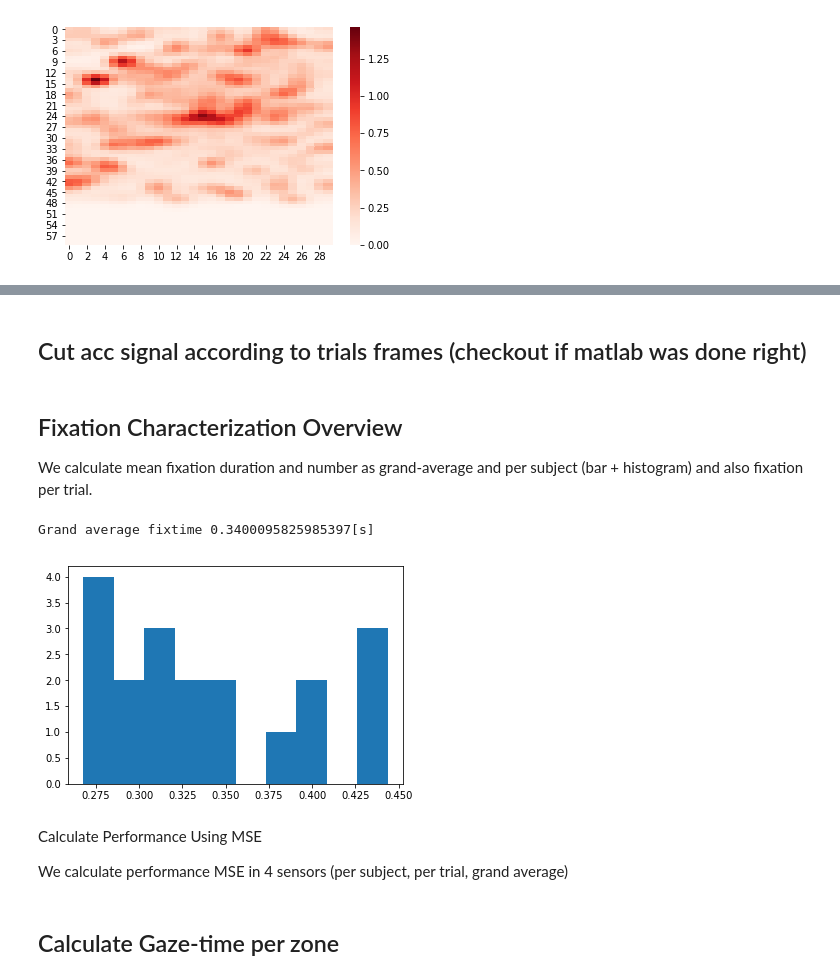
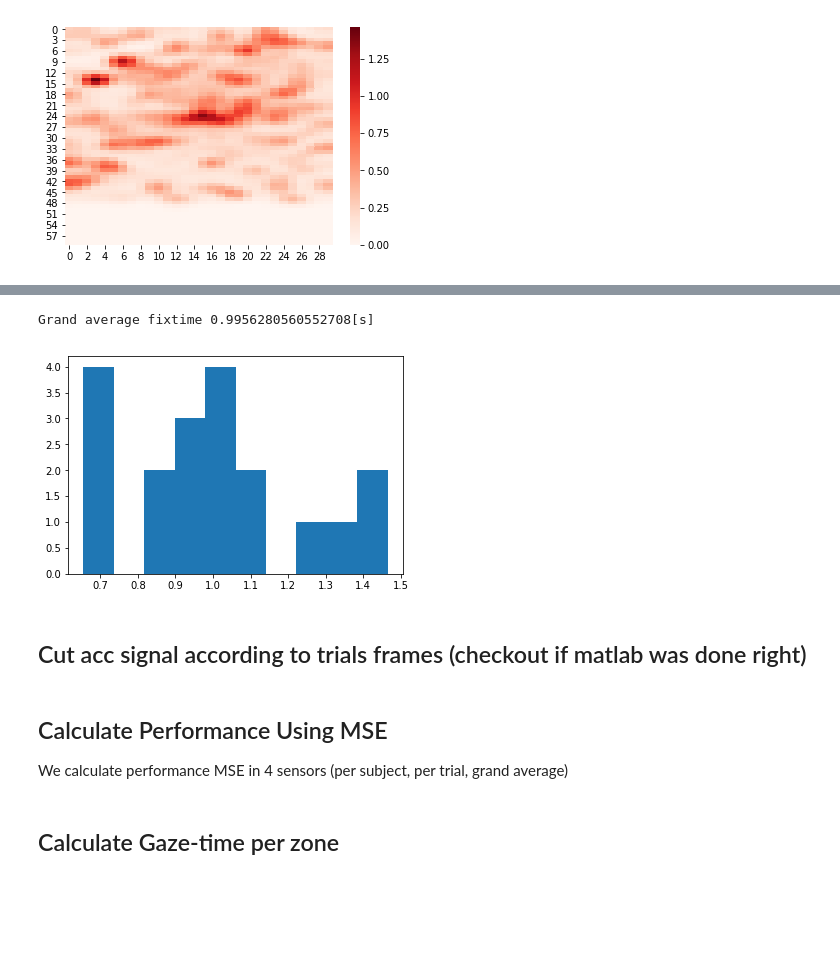
Before and after one commit to harrisonford/accelerometer-data, a Jupyter notebook: Report.ipynb, the cells around one changed output, grey strips where cells are left out. Drawn from its saved outputs; the diff is of its cells as text; code cells hidden in the pictures; blank space fills up the shorter version.

```diff
--- a/Report.ipynb
+++ b/Report.ipynb
@@ -63,43 +71,37 @@ plt.show()
+# %%
+import pandas as pd
+import numpy as np
+import matplotlib.pyplot as plt
+
+# import data
+data = pd.read_csv('./source_data/data.csv')
+duration = data['duration']
+subject_mask = data['subject']
+type_mask = data['type']
+
+data_type = 3  # 1 = sacc, 2 = fix, 3 = sacc?
+N = subject_mask.max()
+mean_fixation_duration = np.empty(N)
+
+for n in range(N):
+    sub_fixations = [time for index, time in enumerate(duration)
+                     if subject_mask[index] == n+1 and type_mask[index] == data_type]
+    mean_fixation_duration[n] = np.nanmean(sub_fixations)
+
+print("Grand average fixtime {}[s]".format(np.nanmean(mean_fixation_duration)))
+plt.hist(mean_fixation_duration)
+plt.show()
+# %% [output]
+Grand average fixtime 0.9956280560552708[s]
+[figure, added]
 # %% [markdown]
 ## Cut acc signal according to trials frames (checkout if matlab was done right)
 # %%
 # TODO: Make a function that cuts signal according to frames in trial, remember that acc signal is in time,
 # we need TTL = when acc was ON in frame
 print("!")
-# %% [markdown]
-## Fixation Characterization Overview
-
-We calculate mean fixation duration and number as grand-average and per subject
-(bar + histogram) and also fixation per trial.
-# %%
-import pandas as pd
-import numpy as np
-import matplotlib.pyplot as plt
-
-# import data
-data = pd.read_csv('./source_data/data.csv')
-duration = data['duration']
-subject_mask = data['subject']
-type_mask = data['type']
-
-data_type = 2  # 1 = sacc, 2 = fix, 3 = sacc?
-N = subject_mask.max()
-mean_fixation_duration = np.empty(N)
-
-for n in range(N):
-    sub_fixations = [time for index, time in enumerate(duration)
-                     if subject_mask[index] == n+1 and type_mask[index] == data_type]
-    mean_fixation_duration[n] = np.nanmean(sub_fixations)
-
-print("Grand average fixtime {}[s]".format(np.nanmean(mean_fixation_duration)))
-plt.hist(mean_fixation_duration)
-plt.show()
-# %% [output]
-Grand average fixtime 0.3400095825985397[s]
-[figure, removed]
 # %% [markdown]
-Calculate Performance Using MSE
-
+## Calculate Performance Using MSE
 We calculate performance MSE in 4 sensors (per subject, per trial, grand average)
 # %%
 # TODO
```
Also changed, not shown: parts of 6 cells of this notebook.
